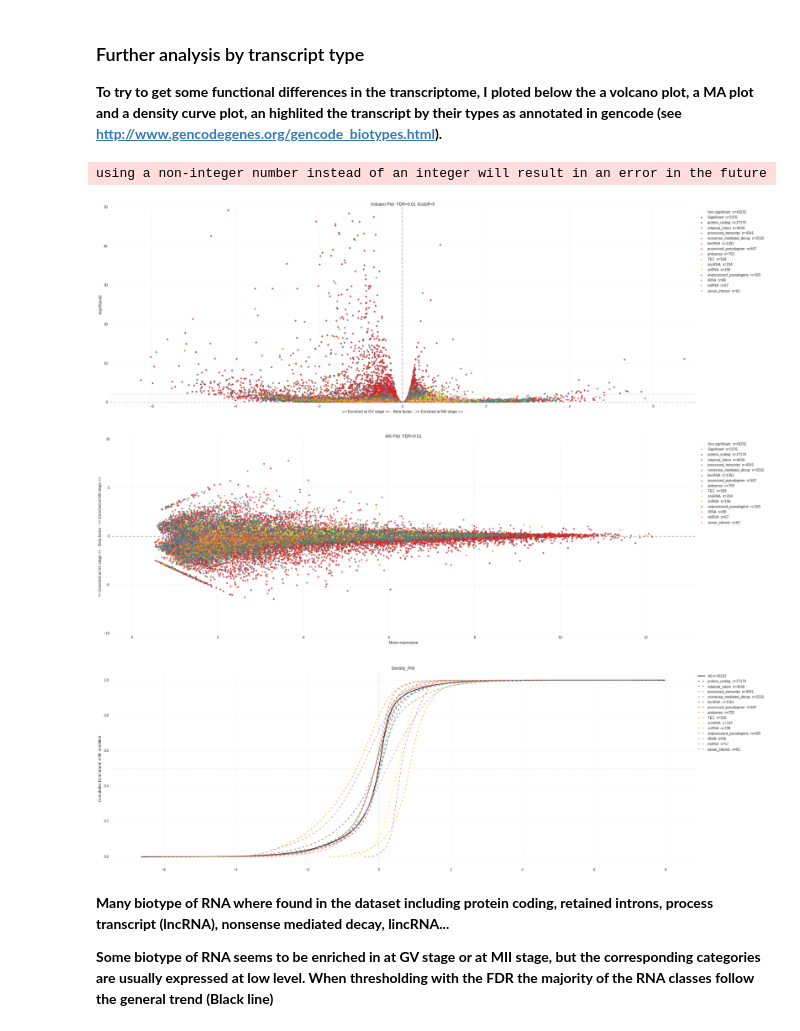
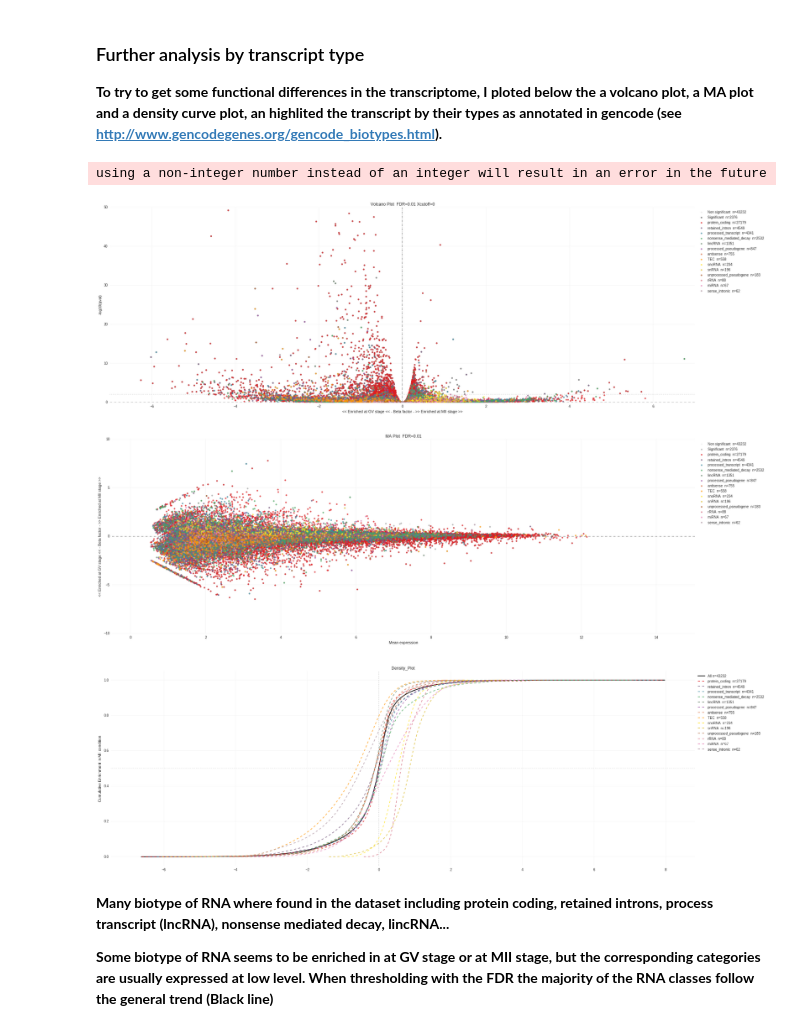
Before and after one commit to a-slide/iPython-Notebook, a Jupyter notebook: Notebooks/2016_13_09_YTHDF2_analysis.ipynb, the cells around one changed output. Cells and saved outputs as stored; diff of their text form; code cells hidden in the pictures.

```diff
--- a/Notebooks/2016_13_09_YTHDF2_analysis.ipynb
+++ b/Notebooks/2016_13_09_YTHDF2_analysis.ipynb
@@ -523,37 +520,37 @@ Plot variance graphs
 # %%
 # Define files
 DE_file = "./differential_expression/transcript_level/stageMII-Oocytes_wald_test.tsv"
 gene_file = "./reference/gencode.vM10.transcripts.tsv"
 
 # Import in dataframe
 DE_df = pd.read_csv (DE_file, sep="\t")
 gene_df = pd.read_csv (gene_file, sep="\t", index_col=False)
 
 # Merge the 2 dataframes togetherb
 df = pd.merge(gene_df, DE_df, how="inner", left_on="GENCODE_transcript_id", right_on="target_id")
 
 # Index by gene name and transcript name and clean
 df.drop(["HAVANA_gene_id", "HAVANA_transcript_id", "ens_gene", "GENCODE_transcript_id", "transcript_name_y", "gene_name_y"], axis=1, inplace=True)
 df.dropna(inplace=True)
 
 # Get the transcript id per RNA class
 hl=[]
 for RNA_type, transcript_df in df.groupby("RNA_type"):
     #transcript_df = transcript_df[(transcript_df.qval <= 0.01)]
     if len(transcript_df) >= 50:
         hl.append({"target_id": transcript_df.target_id, "label": RNA_type, "alpha":0.75, "linestyle":"--"})
 hl.sort(key = lambda x: len(x["target_id"]), reverse=True)
 
 # Volcano plot with transcript type highlight
-pbp.volcano_plot (df=df, highlight_list=hl, X="b", Y="qval", FDR=0.01, X_cutoff=0, figsize=[30,10], xlim=[-7,7], ylim=[0,50], sig_color="0.5", non_sig_color="0.9",
+pbp.volcano_plot (df=DE_df, highlight_list=hl, X="b", Y="qval", FDR=0.01, X_cutoff=0, figsize=[30,10], xlim=[-7,7], ylim=[0,50], sig_color="0.5", non_sig_color="0.9",
               xlabel = "<< Enriched at GV stage << - Beta factor - >> Enriched at MII stage >>", ylabel = "-log10(qval)")
-pbp.MA_plot (df=df, highlight_list=hl, X="mean_obs", Y="b", FDR=0.01, FDR_col="qval", figsize=[30,10], alpha=0.5, ylim=[-10,10], sig_color="0.5", non_sig_color="0.9",
+pbp.MA_plot (df=DE_df, highlight_list=hl, X="mean_obs", Y="b", FDR=0.01, FDR_col="qval", figsize=[30,10], alpha=0.5, ylim=[-10,10], sig_color="0.5", non_sig_color="0.9",
              xlabel="Mean expression", ylabel="<< Enriched at GV stage << - Beta factor - >> Enriched at MII stage >>")
-pbp.density_plot(df, "b", figsize=[30,10], ylabel="Cumulative Enrichment in MII condition", highlight_list= hl, cumulative = True)
+pbp.density_plot(DE_df, "b", figsize=[30,10], ylabel="Cumulative Enrichment in MII condition", highlight_list= hl, cumulative = True)
 # %% [output]
 using a non-integer number instead of an integer will result in an error in the future
 [figure]
-[figure, old version]
+[figure, new version]
 [figure]
 # %% [markdown]
 **Many biotype of RNA where found in the dataset including protein coding, retained introns, process transcript (lncRNA), nonsense mediated decay, lincRNA...**
```
Also changed, not shown: parts of 2 cells of this notebook.
